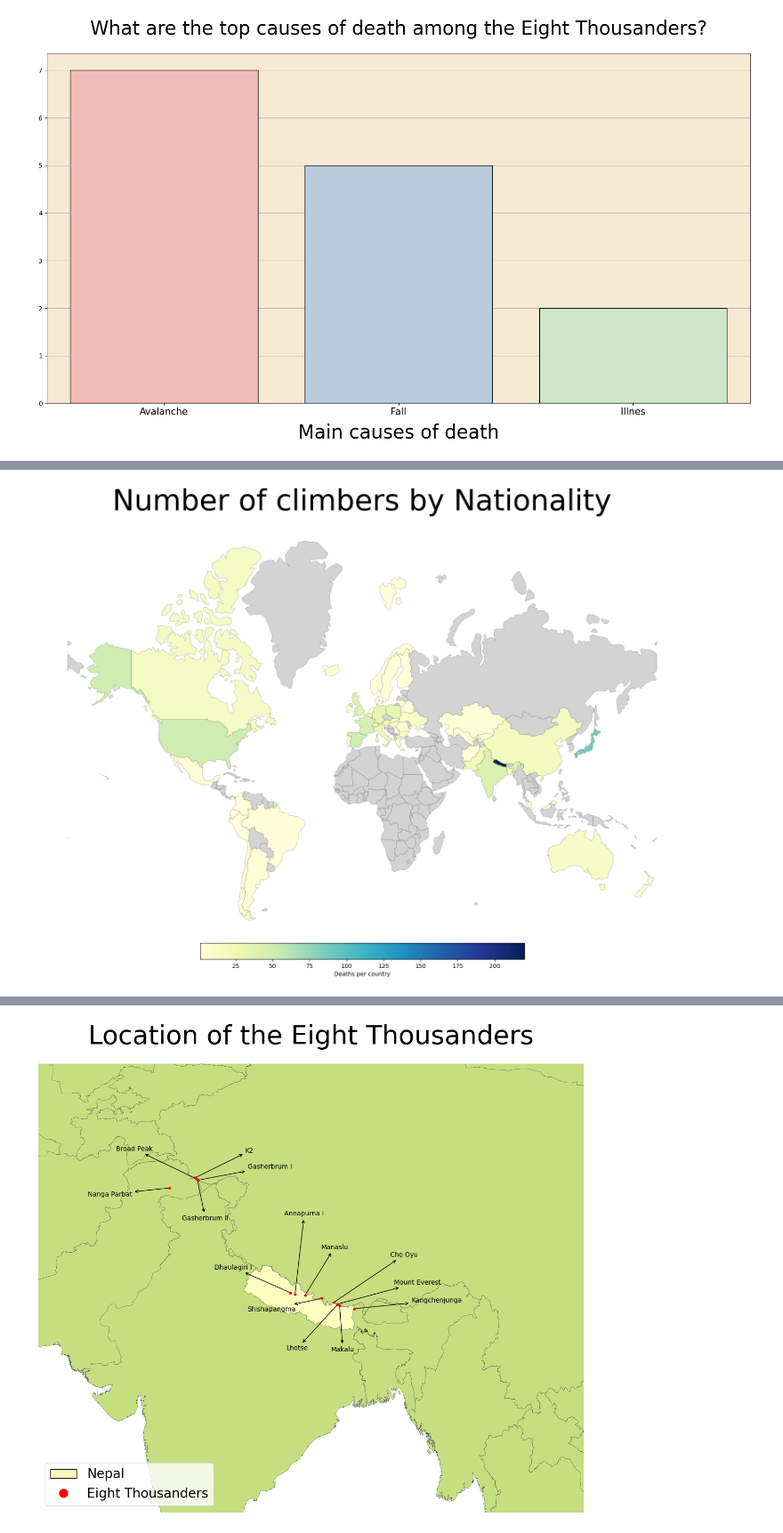
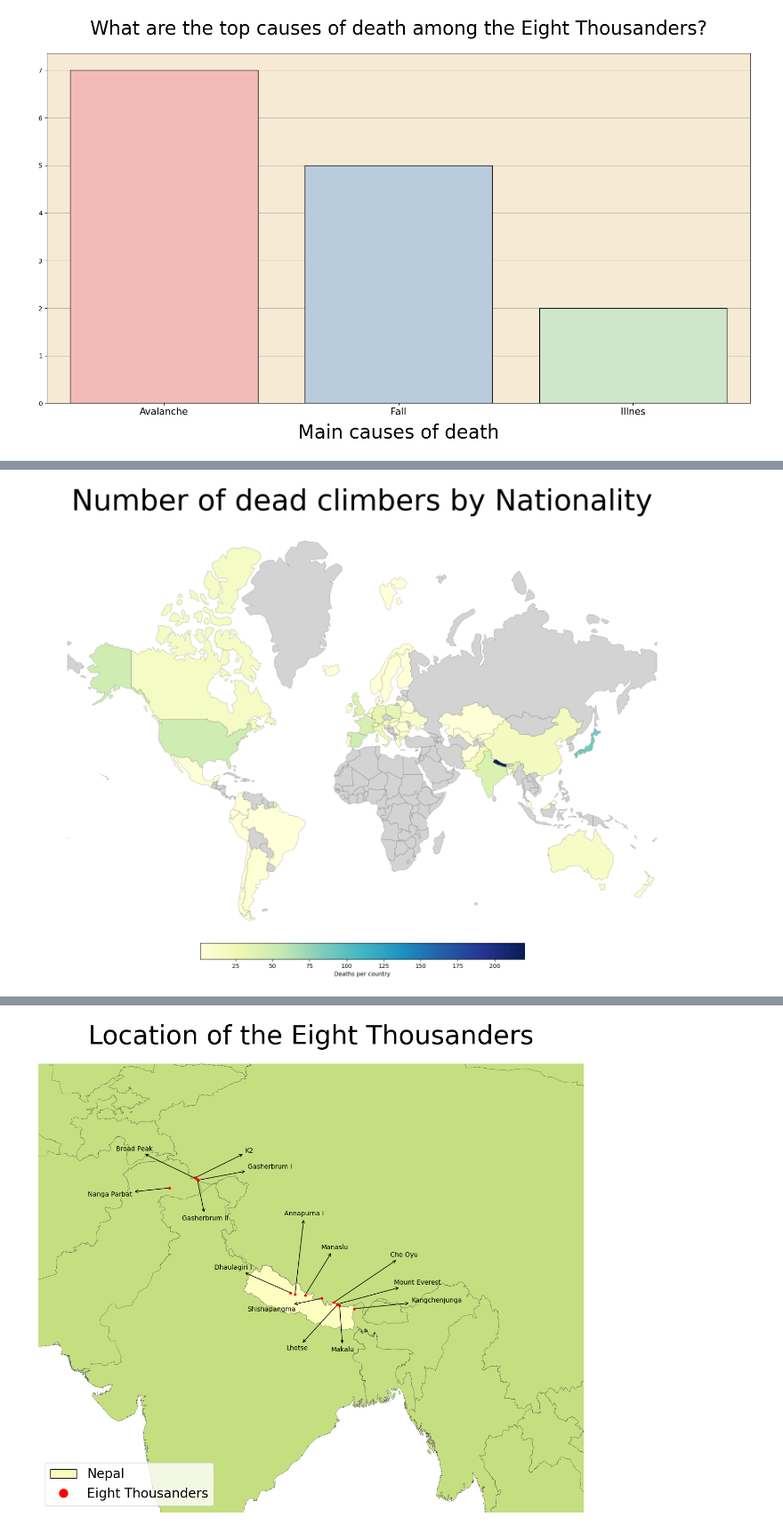
Before and after one commit to dariogemo/deaths_on_eight_thousanders, a Jupyter notebook: deaths_mountains.ipynb, the cells around one changed output, grey strips where cells are left out. Shown at 89% size. Cells and saved outputs as stored; diff of their text form; code cells hidden in the pictures.

```diff
--- a/deaths_mountains.ipynb
+++ b/deaths_mountains.ipynb
@@ -332,21 +348,21 @@ world
 # %%
 plt.rcParams.update({'axes.grid' : False,
                      'axes.facecolor' : 'white'})
 
 fig, ax = plt.subplots(1, 1, figsize=(20, 20))
-ax.set_title('Number of climbers by Nationality', fontsize = 50, pad = 20)
+ax.set_title('Number of dead climbers by Nationality', fontsize = 50, pad = 20)
 
 ax = world.to_crs(epsg = 3395).plot(column='count',
                                legend_kwds = {"label" : "Deaths per country", "orientation" : "horizontal", 'shrink' : 0.5, 'pad' : 0.005},
                                missing_kwds = {"color": "lightgrey", "label": "Missing values"},
                                cmap = 'YlGnBu',
                                linewidth = 0.2,
                                ax = ax,
                                edgecolor = '0.1',
                                legend = True)
 ax.axis('off')
 
 plt.show()
 # %% [output]
-[figure, old version]
+[figure, new version]
 # %%
```
Also changed, not shown: parts of 14 cells of this notebook.
